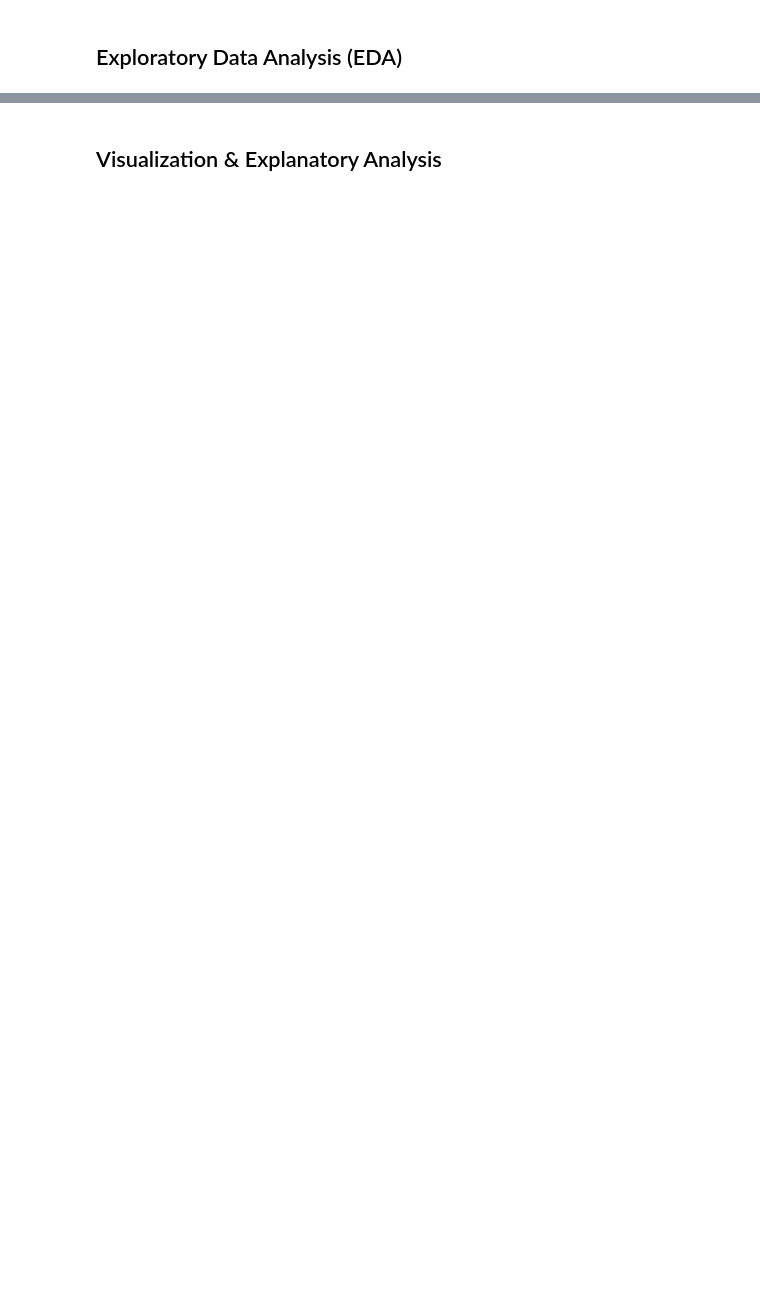
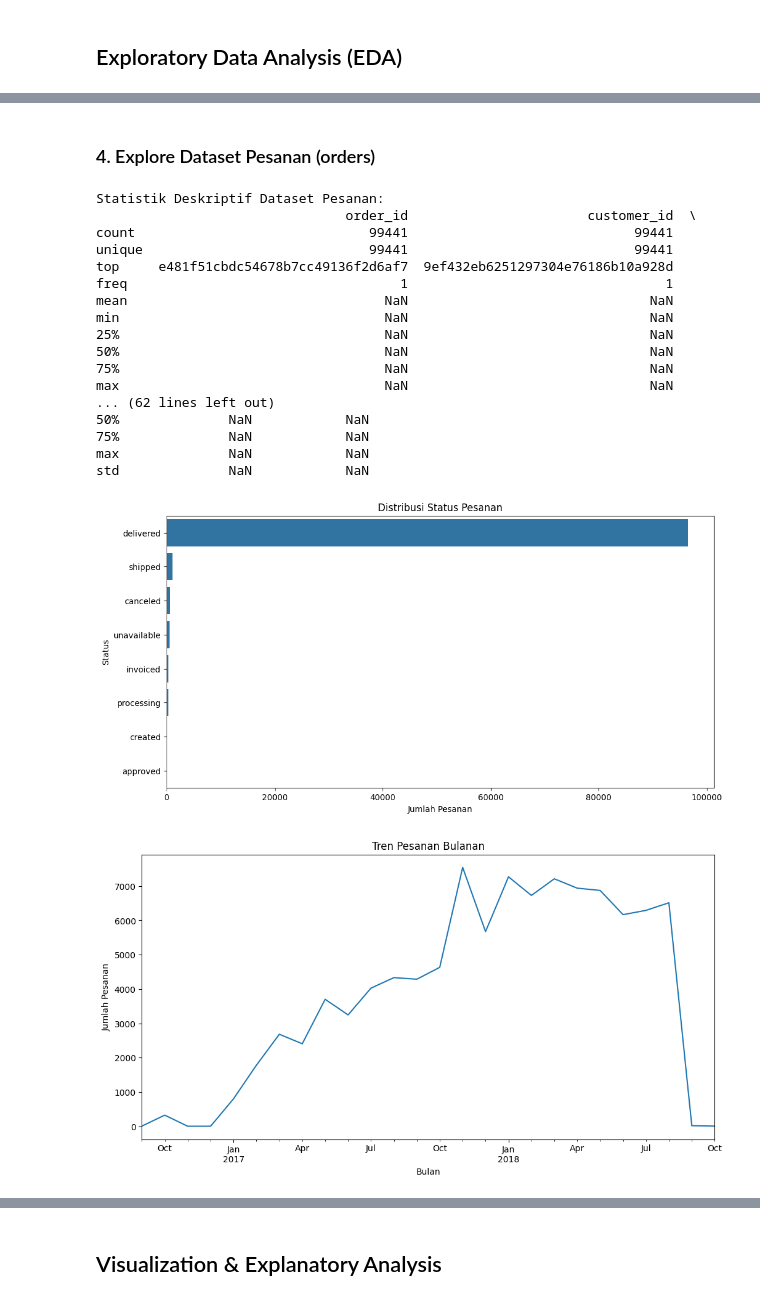
Before and after one commit to xebec51/Dicoding-Proyek-Analisis-Data, a Jupyter notebook: Proyek_Analisis_Data.ipynb, the cells around one changed output, grey strips where cells are left out. Drawn from its saved outputs; the diff is of its cells as text; code cells hidden in the pictures; blank space fills up the shorter version.

```diff
--- a/Proyek_Analisis_Data.ipynb
+++ b/Proyek_Analisis_Data.ipynb
@@ -40,0 +372,46 @@
+# %% [markdown]
+### 4. Explore Dataset Pesanan (orders)
+# %%
+# Menampilkan statistik deskriptif
+print("Statistik Deskriptif Dataset Pesanan:")
+print(orders.describe(include='all'))
+
+# Menampilkan distribusi status pesanan
+plt.figure(figsize=(12, 6))
+sns.countplot(y='order_status', data=orders, order=orders['order_status'].value_counts().index)
+plt.title('Distribusi Status Pesanan')
+plt.xlabel('Jumlah Pesanan')
+plt.ylabel('Status')
+plt.show()
+
+# Menampilkan tren pesanan dari waktu ke waktu
+orders['order_purchase_timestamp'] = pd.to_datetime(orders['order_purchase_timestamp'])
+orders.set_index('order_purchase_timestamp', inplace=True)
+monthly_orders = orders.resample('ME').size()
+
+plt.figure(figsize=(12, 6))
+monthly_orders.plot()
+plt.title('Tren Pesanan Bulanan')
+plt.xlabel('Bulan')
+plt.ylabel('Jumlah Pesanan')
+plt.show()
+# %% [output]
+Statistik Deskriptif Dataset Pesanan:
+                                order_id                       customer_id  \
+count                              99441                             99441
+unique                             99441                             99441
+top     e481f51cbdc54678b7cc49136f2d6af7  9ef432eb6251297304e76186b10a928d
+freq                                   1                                 1
+mean                                 NaN                               NaN
+min                                  NaN                               NaN
+25%                                  NaN                               NaN
+50%                                  NaN                               NaN
+75%                                  NaN                               NaN
+max                                  NaN                               NaN
+... (62 lines left out)
+50%              NaN            NaN
+75%              NaN            NaN
+max              NaN            NaN
+std              NaN            NaN
+[figure, added]
+[figure, added]
```
Also changed, not shown: parts of 41 cells of this notebook.
